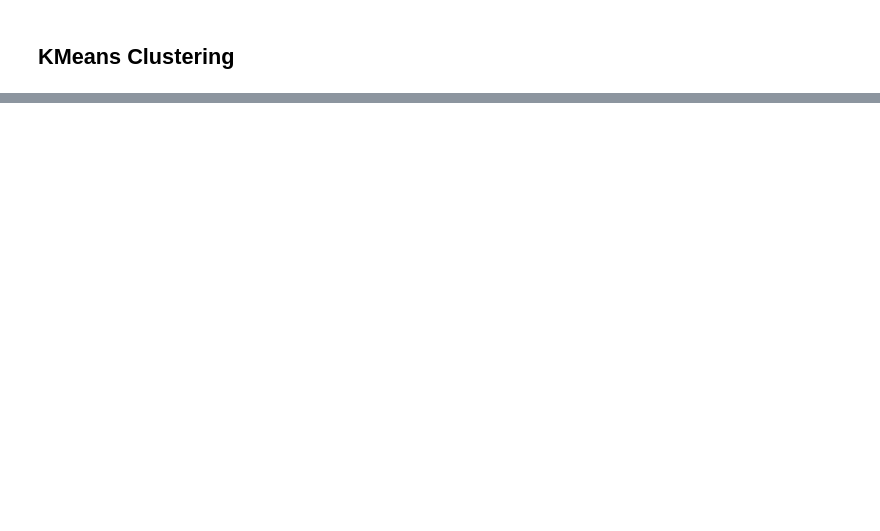
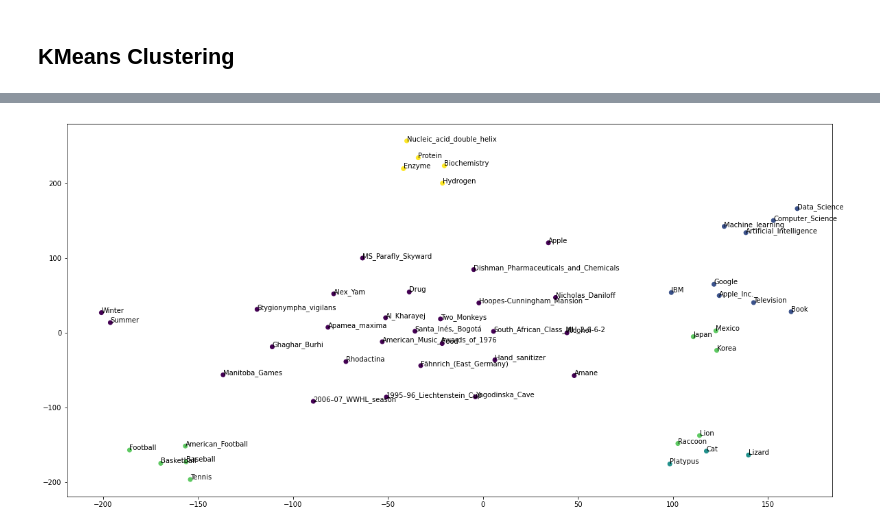
Before and after one commit to ryoheinamiki515/NLP-text-content-clustering, a Jupyter notebook: notebooks/development.ipynb, the cells around one changed output, grey strips where cells are left out. Drawn from its saved outputs; the diff is of its cells as text; code cells hidden in the pictures; blank space fills up the shorter version.

```diff
--- a/notebooks/development.ipynb
+++ b/notebooks/development.ipynb
@@ -191,7 +196,7 @@ KMeans(n_clusters=4)
 # %%
 # print results as well as the prominent words
 centers_ordered = km.cluster_centers_.argsort()[:, ::-1]
-for i in range(4):
+for i in range(5):
     indices = np.where(km.labels_ == i)[0]
     cluster_labels = [labels[i] for i in indices]
     print(f"Cluster #{i}:", ", ".join(cluster_labels))
@@ -227,0 +237,7 @@ plt.scatter(X_embedded[:, 0], X_embedded[:, 1], c=km.labels_, cmap='viridis')
+# %%
+fig, ax = plt.subplots(figsize=(20, 10))
+ax.scatter(X_embedded[:, 0], X_embedded[:, 1], c=km.labels_, cmap='viridis')
+for i, txt in enumerate(labels):
+    ax.annotate(txt, (X_embedded[:, 0][i], X_embedded[:, 1][i]))
+# %% [output]
+[figure, added]
```
Also changed, not shown: parts of 19 cells of this notebook, 16 other files.
